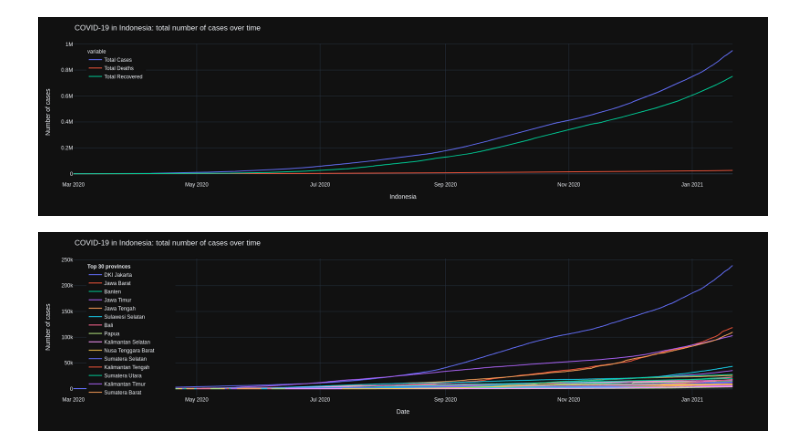
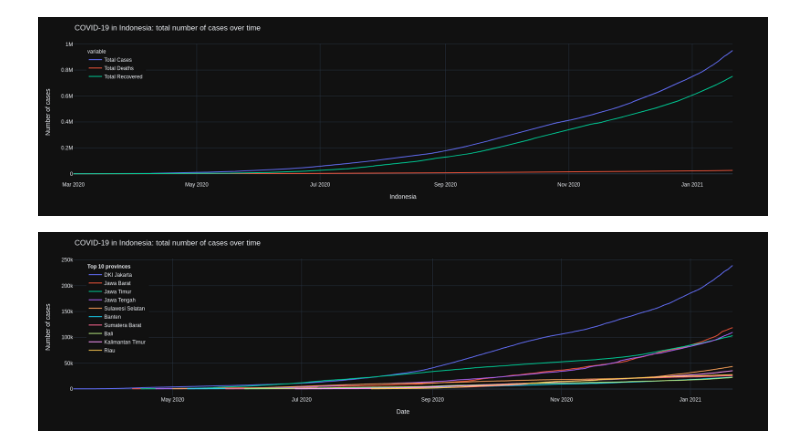
Before and after one commit to miftakhulaziz03/kmeans-clustering-covid19-id, a Jupyter notebook: kmeans-clustering-covid19-indonesia.ipynb, the cells around one changed output. Saved outputs shown, nothing was run; the diff lists cells and outputs as text; code cells hidden in the pictures.

```diff
--- a/kmeans-clustering-covid19-indonesia.ipynb
+++ b/kmeans-clustering-covid19-indonesia.ipynb
@@ -166,20 +166,20 @@ vis_lp.show()
 [figure]
 # %%
 pd.options.mode.chained_assignment = None
-limit = 30
+limit = 10
 group = data.groupby(ColumnsData.province)
 t = group.tail(1).sort_values(ColumnsData.cases, ascending=False).set_index(ColumnsData.province).drop(
     columns=[ColumnsData.date])
 
 s = data[(data[ColumnsData.province].isin([i for i in t.index[:limit]]))]
-s = s[(s[ColumnsData.cases] >= 100)]
+s = s[(s[ColumnsData.cases] >= 500)]
 
 # vis_lp = visualization line plot
 vis_lp2 = px.line(s, x=ColumnsData.date, y=ColumnsData.cases, color=ColumnsData.province, template="plotly_dark")
 vis_lp2.update_layout(title='COVID-19 in Indonesia: total number of cases over time',
                       xaxis_title=ColumnsData.date, yaxis_title='Number of cases',
                       legend_title='<b>Top %s provinces</b>' % limit,
                       legend=dict(x=0.02, y=0.98))
 vis_lp2.show()
 # %% [output]
-[figure, old version]
+[figure, new version]
```
Also changed, not shown: parts of 1 cell of this notebook.
